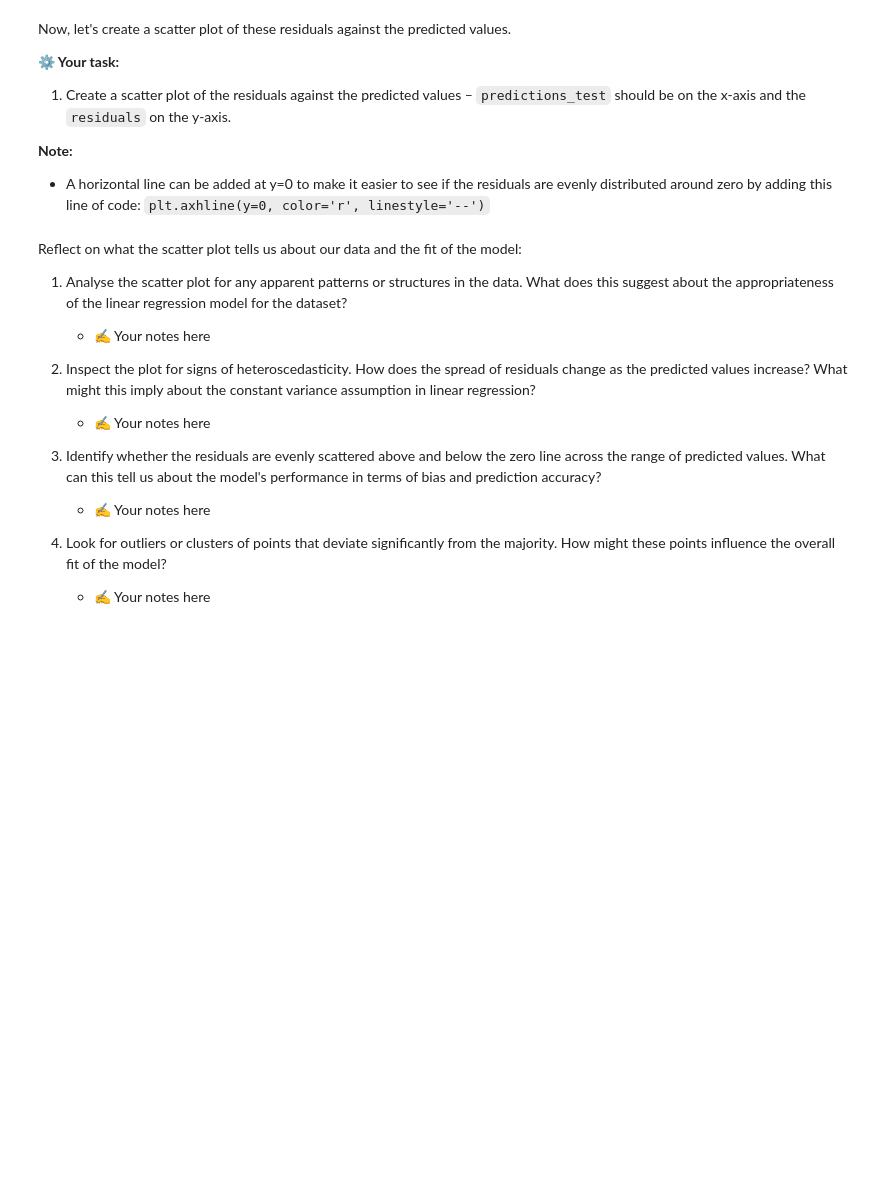
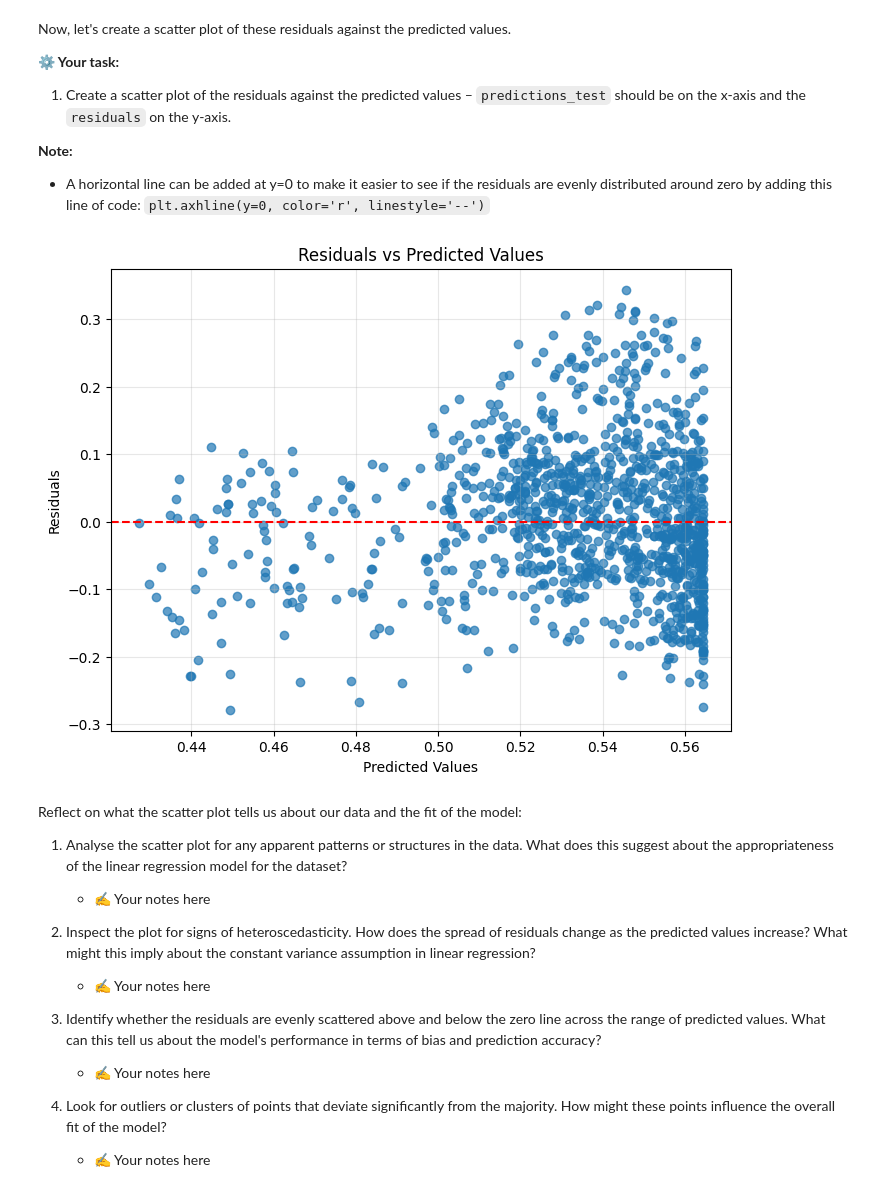
Before and after one commit to AbelSileshie/Data-Science-ALX, a Jupyter notebook: Machine-Learning/Linear-regression/Model-Performance/Linear_regression_Code_challenge_student.ipynb, the cells around one changed output. Drawn from its saved outputs; the diff is of its cells as text; code cells hidden in the pictures; blank space fills up the shorter version.

```diff
--- a/Machine-Learning/Linear-regression/Model-Performance/Linear_regression_Code_challenge_student.ipynb
+++ b/Machine-Learning/Linear-regression/Model-Performance/Linear_regression_Code_challenge_student.ipynb
@@ -582,6 +656,16 @@ Now, let's create a scatter plot of these residuals against the predicted values
 `plt.axhline(y=0, color='r', linestyle='--')`
 # %%
 #  Add code to create a scatter plot of residuals against the predicted values
+plt.figure(figsize=(8, 6))
+plt.scatter(predictions_test, residuals, alpha=0.7)
+plt.axhline(0, color='red', linestyle='--')
+plt.xlabel('Predicted Values')
+plt.ylabel('Residuals')
+plt.title('Residuals vs Predicted Values')
+plt.grid(True, alpha=0.3)
+plt.show()
+# %% [output]
+[figure, added]
 # %% [markdown]
 Reflect on what the scatter plot tells us about our data and the fit of the model:
 
```
Also changed, not shown: parts of 16 cells of this notebook.
